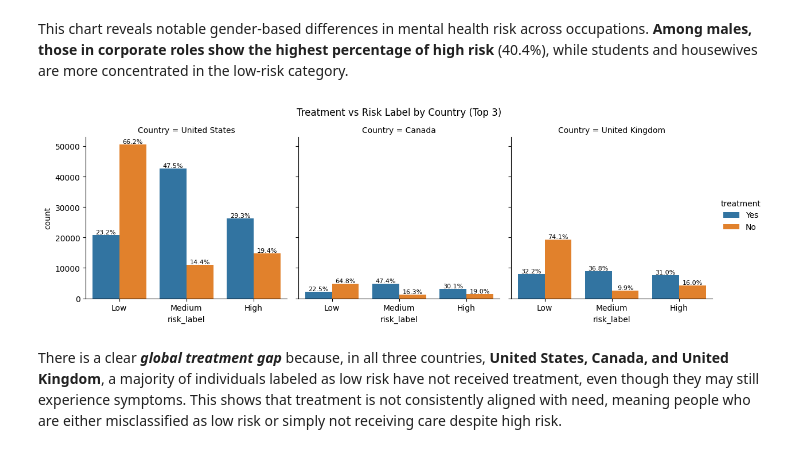
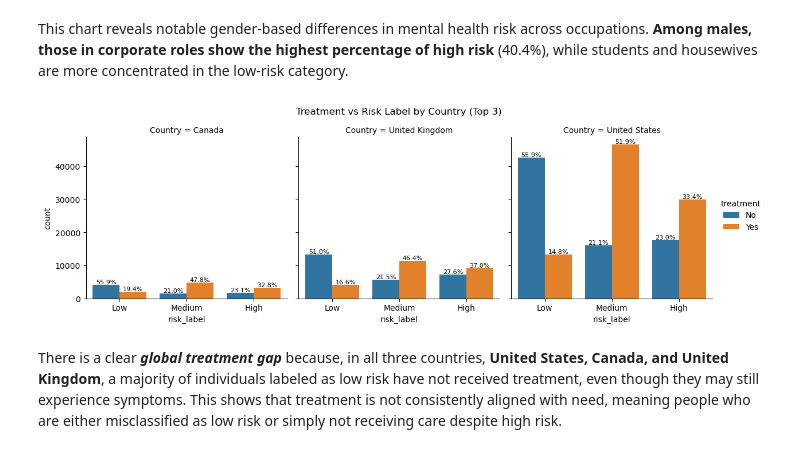
Before and after one commit to oxayavongsa/aai-590-capstone-mental-health, a Jupyter notebook: clean_filtered_eda.ipynb, the cells around one changed output. Saved outputs shown, nothing was run; the diff lists cells and outputs as text; code cells hidden in the pictures.

Commit message:
EDA clean up
removed the save for target variable.

updated risk labels due to removing countries changed how the kmode clustering.

cleaned countries top trivariate due to including all countries.

```diff
--- a/clean_filtered_eda.ipynb
+++ b/clean_filtered_eda.ipynb
@@ -5,7 +5,8 @@
 # %%
 import pandas as pd
 # %%
-df = pd.read_csv("aai-590-capstone-mental-health/data-assets/Mental Health Dataset.csv")
+#df = pd.read_csv("aai-590-capstone-mental-health/data-assets/Mental Health Dataset.csv")
+df = pd.read_csv("./data-assets/Mental Health Dataset.csv")
 df.head()
 # %% [output]
 |  | Timestamp | Gender | Country | Occupation | self_employed | family_history | treatment | Days_Indoors | ... |
@@ -510,12 +546,9 @@ Name: count, dtype: int64
 # %%
 # Assign interpretable labels
 risk_labels = {
-    0: 'Low',      # Largest cluster
-    1: 'Medium',   # Middle-sized cluster
+    0: 'Medium',   # Largest cluster
+    1: 'Low',      # Middle-sized cluster
     2: 'High'      # Smallest cluster, likely highest risk
 }
 
 df_filtered['risk_label'] = df_filtered['risk_cluster'].map(risk_labels)
-
-# Save with risk_label included
-df_filtered.to_csv("aai-590-capstone-mental-health/data-assets/target_health_data.csv", index=False)
@@ -563,6 +590,7 @@ The chart reveals a **moderate class imbalance** favoring the Low-risk group, wh
 # %%
 # Drop the cluster column to prevent contamination of inferential statistics
 df_filtered.drop(columns=['risk_cluster'], inplace=True)  # Drop the cluster column
+df_filtered['risk_label'] = df_filtered['risk_label'].astype('category')
 df_filtered.head()
 # %% [output]
 |  | Timestamp | Gender | Country | Occupation | self_employed | family_history | treatment | Days_Indoors | ... |
@@ -847,33 +908,46 @@ plt.show()
 # %% [markdown]
 This chart reveals notable gender-based differences in mental health risk across occupations. **Among males, those in corporate roles show the highest percentage of high risk** (40.4%), while students and housewives are more concentrated in the low-risk category.
 # %%
-# Treatment vs Risk Label by Country
+import pandas as pd
+import seaborn as sns
+import matplotlib.pyplot as plt
+
+# Select top countries
 top_countries = ['United States', 'United Kingdom', 'Canada']
-df_top = df_filtered[df_filtered['Country'].isin(top_countries)]
+df_top = df_filtered[df_filtered['Country'].isin(top_countries)].copy()
 
+# Remove unused categories from 'Country' if it's categorical
+if str(df_top['Country'].dtype) == "category":
+    df_top['Country'] = df_top['Country'].cat.remove_unused_categories()
+else:
+    df_top['Country'] = pd.Categorical(df_top['Country'], categories=top_countries, ordered=False)
+
+# Plot
 g = sns.catplot(
     data=df_top,
     x='risk_label',
     hue='treatment',
     col='Country',
     kind='count',
     order=['Low', 'Medium', 'High'],
     col_wrap=3,
     height=4,
     aspect=1
 )
 
+# Add percentage labels to each bar
 for ax in g.axes.flat:
     for c in ax.containers:
-        total = sum([b.get_height() for b in c.patches])
-        labels = [f'{(v.get_height()/total)*100:.1f}%' if v.get_height() > 0 else '' for v in c]
+        heights = [b.get_height() for b in c]
+        total = sum(heights)
+        labels = [f'{(h / total * 100):.1f}%' if total > 0 else '' for h in heights]
         ax.bar_label(c, labels=labels, label_type='edge', fontsize=8)
 
 g.fig.subplots_adjust(top=0.85)
 g.fig.suptitle("Treatment vs Risk Label by Country (Top 3)")
 plt.show()
 # %% [output]
-[figure, old version]
+[figure, new version]
 # %% [markdown]
 There is a clear ***global treatment gap*** because, in all three countries, **United States, Canada, and United Kingdom**, a majority of individuals labeled as low risk have not received treatment, even though they may still experience symptoms. This shows that treatment is not consistently aligned with need, meaning people who are either misclassified as low risk or simply not receiving care despite high risk.
 # %%
```
Also changed, not shown: parts of 26 cells of this notebook, 3 other files.
